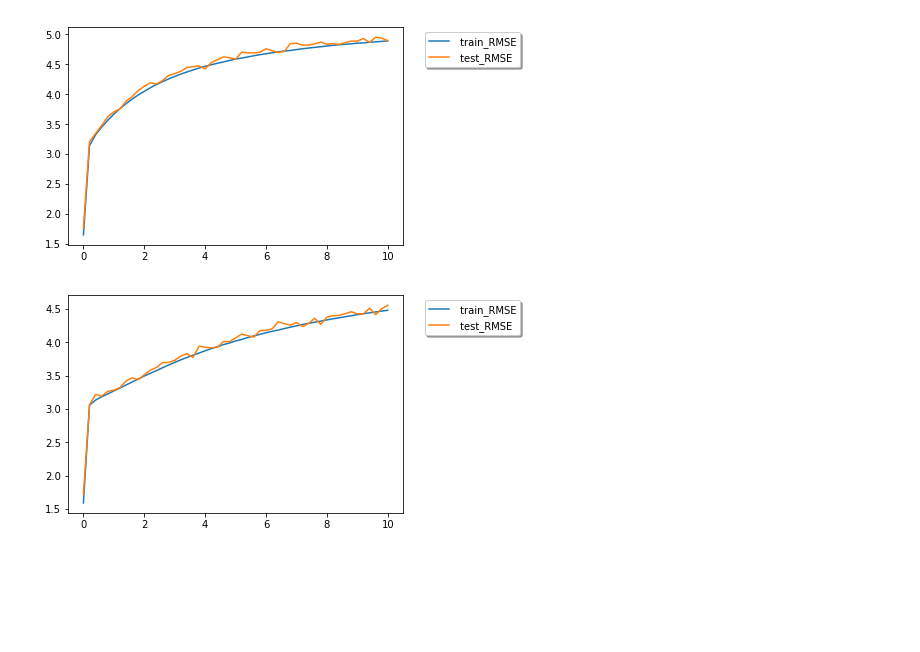
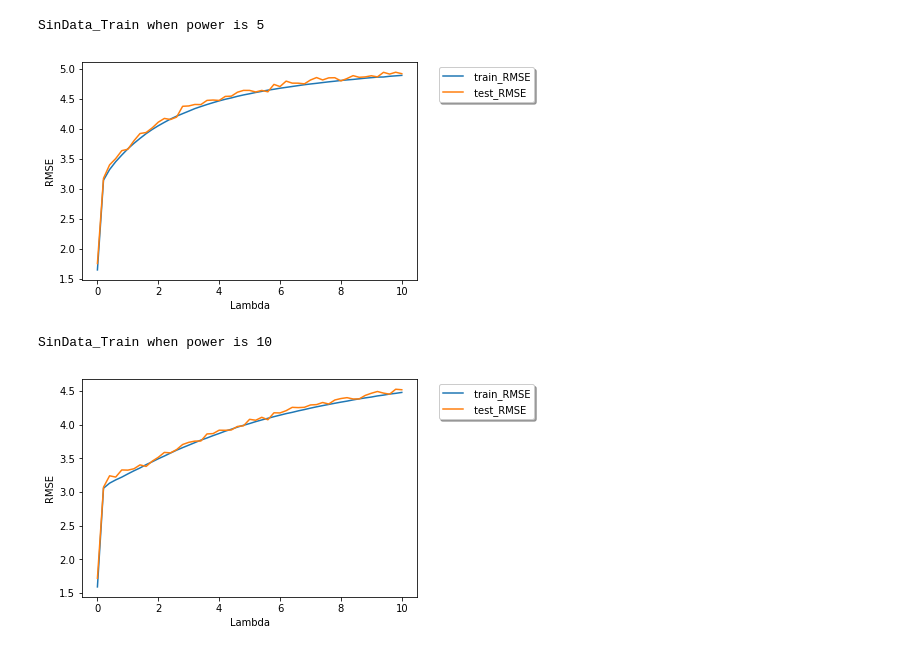
Before and after one commit to FanW123/ML-Algorithms-Implementation, a Jupyter notebook: Linear Regression/P7.ipynb, the cells around one changed output. Saved outputs shown, nothing was run; the diff lists cells and outputs as text; code cells hidden in the pictures; blank space fills up the shorter version.

```diff
--- a/Linear Regression/P7.ipynb
+++ b/Linear Regression/P7.ipynb
@@ -127,7 +127,6 @@ def normal_equation_eval(dataset, n_folds, alpha):
         # change the dimension from (num, ) to (num, 1)
         Y_train_centered = Y_train - Y_train.mean(axis = 0)
 
-
         fitted_theta = normal_equation_r(X_train_centered, Y_train_centered, alpha)
 
         # calculate w0 (the mean of Y train)
@@ -152,35 +151,46 @@ def main():
     hp_alpha = np.linspace(0, 10, 51)
     average_train_RMSE =[]
     average_test_RMSE = []
+    #dataset = load_dataset("concreteData.csv")
     dataset = load_dataset("sinData_Train.csv")
     dataset = transform_dataset(dataset, power)
+    print "SinData_Train when power is", power
+    print
     for alpha in hp_alpha:
         train_RMSE, test_RMSE =normal_equation_eval(dataset, 10, alpha)
         average_train_RMSE.append(train_RMSE)
         average_test_RMSE.append(test_RMSE)
     plt.plot(np.arange(0, 10 + 0.2, 0.2), average_train_RMSE, label = " train_RMSE")
     plt.plot(np.arange(0, 10 + 0.2, 0.2), average_test_RMSE, label = " test_RMSE")
+    plt.xlabel('Lambda')
+    plt.ylabel('RMSE')
     plt.legend(bbox_to_anchor=(1.05,1),loc=2, shadow=True)
     plt.show()
+
 
     power = 10
     hp_alpha = np.linspace(0, 10, 51)
     average_train_RMSE =[]
     average_test_RMSE = []
     dataset = load_dataset("sinData_Train.csv")
     dataset = transform_dataset(dataset, power)
+    print "SinData_Train when power is", power
     for alpha in hp_alpha:
         train_RMSE, test_RMSE =normal_equation_eval(dataset, 10, alpha)
         average_train_RMSE.append(train_RMSE)
         average_test_RMSE.append(test_RMSE)
     plt.plot(np.arange(0, 10 + 0.2, 0.2), average_train_RMSE, label = " train_RMSE")
     plt.plot(np.arange(0, 10 + 0.2, 0.2), average_test_RMSE, label = " test_RMSE")
+    plt.xlabel('Lambda')
+    plt.ylabel('RMSE')
     plt.legend(bbox_to_anchor=(1.05,1), loc=2, shadow=True)
     plt.show()
 
 
 if __name__ == "__main__":
     main()
 # %% [output]
+SinData_Train when power is 5
-[figure, old version]
+[figure, new version]
+SinData_Train when power is 10
-[figure, old version]
+[figure, new version]
```
Also changed, not shown: 3 other files.
